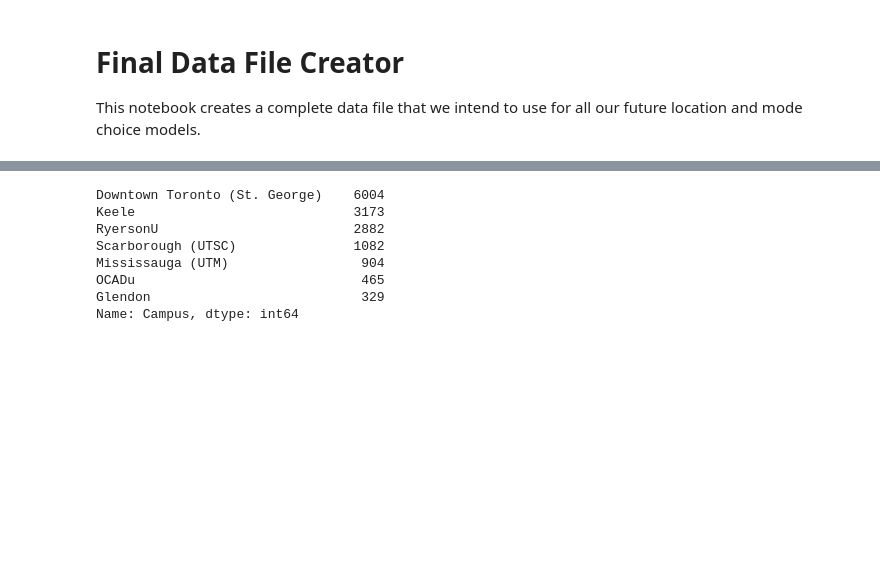
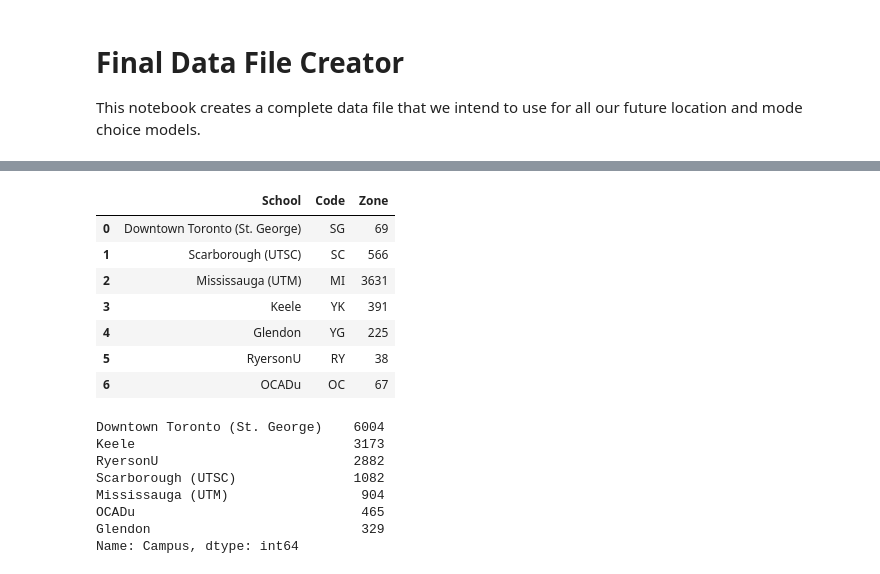
Before and after one commit to gonzaloMS-2000/PORPOS-TMG, a Jupyter notebook: Data/Final_Data_File_Creator.ipynb, the cells around one changed output, grey strips where cells are left out. Saved outputs shown, nothing was run; the diff lists cells and outputs as text; code cells hidden in the pictures; blank space fills up the shorter version.

```diff
--- a/Data/Final_Data_File_Creator.ipynb
+++ b/Data/Final_Data_File_Creator.ipynb
@@ -58,3 +71,14 @@ df.head()
+# %%
+campus_info
+# %% [output]
+|  | School | Code | Zone |
+| 0 | Downtown Toronto (St. George) | SG | 69 |
+| 1 | Scarborough (UTSC) | SC | 566 |
+| 2 | Mississauga (UTM) | MI | 3631 |
+| 3 | Keele | YK | 391 |
+| 4 | Glendon | YG | 225 |
+| 5 | RyersonU | RY | 38 |
+| 6 | OCADu | OC | 67 |
 # %%
 df['Campus'].value_counts()
 # %% [output]
```
Also changed, not shown: parts of 12 cells of this notebook, 1 other file.
